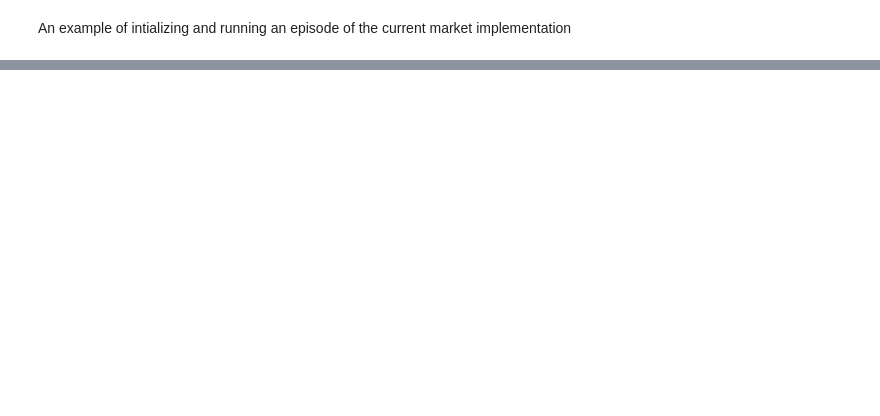
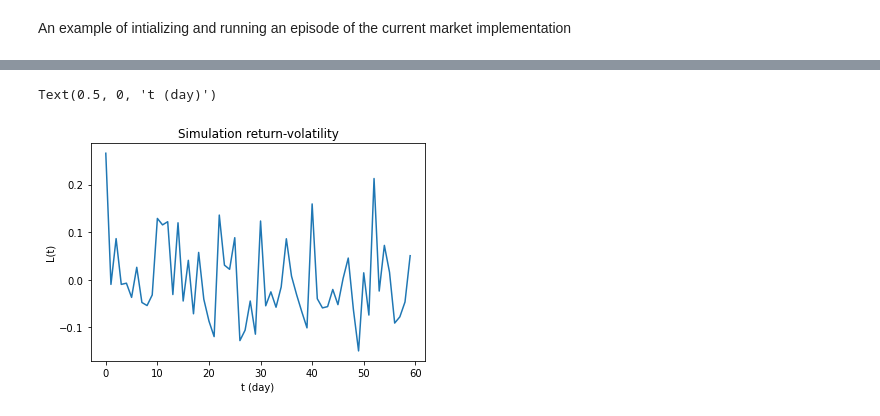
Before and after one commit to Cfckoh/485FinancialProject, a Jupyter notebook: model_example.ipynb, the cells around one changed output, grey strips where cells are left out. Drawn from its saved outputs; the diff is of its cells as text; code cells hidden in the pictures; blank space fills up the shorter version.

```diff
--- a/model_example.ipynb
+++ b/model_example.ipynb
@@ -46,0 +35,12 @@ plt.plot(market.volatility_hist)
+# %%
+t_end = 60
+ret_vol_cor=np.zeros(t_end)
+for i in range(t_end):
+    ret_vol_cor[i] = utility.calc_L(market.return_hist,i)
+plt.plot(ret_vol_cor)
+plt.title("Simulation return-volatility")
+plt.ylabel("L(t)")
+plt.xlabel("t (day)")
+# %% [output]
+Text(0.5, 0, 't (day)')
+[figure, added]
```
Also changed, not shown: parts of 6 cells of this notebook, 3 other files.
